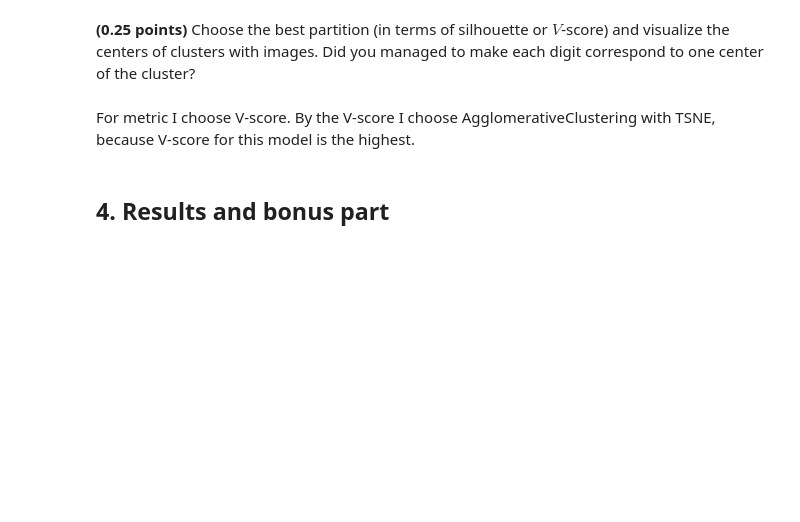
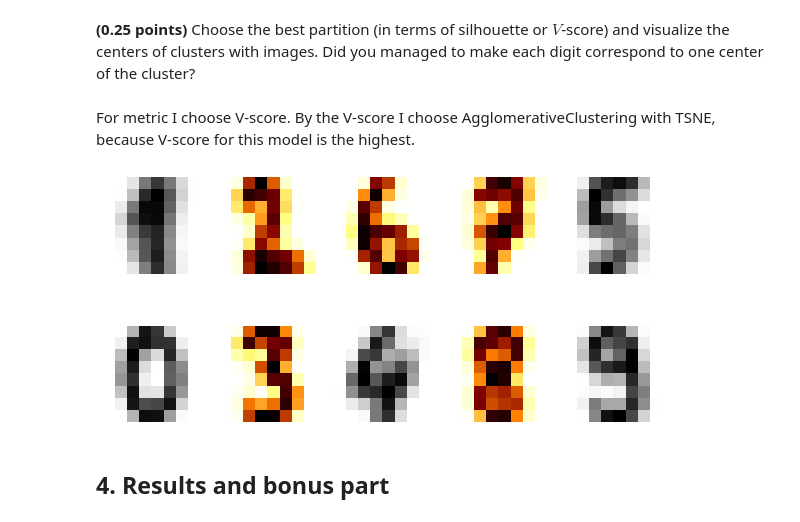
Before and after one commit to KateChubarova/ml-intro, a Jupyter notebook: 8_clustering/clustering.ipynb, the cells around one changed output. Saved outputs shown, nothing was run; the diff lists cells and outputs as text; code cells hidden in the pictures; blank space fills up the shorter version.

```diff
--- a/8_clustering/clustering.ipynb
+++ b/8_clustering/clustering.ipynb
@@ -211,6 +217,0 @@ for ax, image, label in zip(axes.flatten(), clf.centroids_, hierarchical_labels)
-# %%
-_, axes = plt.subplots(nrows=2, ncols=5, figsize=(10, 5))
-for ax, image, label in zip(axes.flatten(), kmn.cluster_centers_, kmeans_labels):
-    ax.set_axis_off()
-    ax.imshow(image.reshape((8, 8)), cmap=plt.cm.gray_r if label % 2 else plt.cm.afmhot_r)
-    ax.set_title(label)
@@ -398,17 +397,18 @@ For metric I choose V-score. By the V-score I choose AgglomerativeClustering wit
 # %%
 X_ = TSNE(n_components=2).fit_transform(X)
 
 agc = AgglomerativeClustering(n_clusters = 10)
 transformed_labels = agc.fit_predict(X_)
 
 clf = NearestCentroid()
-clf.fit(X, agc.labels_)
+clf.fit(X, transformed_labels)
 
 _, axes = plt.subplots(nrows=2, ncols=5, figsize=(10, 5))
 for ax, image, label in zip(axes.flatten(), clf.centroids_, transformed_labels):
     ax.set_axis_off()
-    ax.imshow(image.reshape((8, 1)), cmap=plt.cm.gray_r if label % 2 else plt.cm.afmhot_r)
-    ax.set_title(label)
+    ax.imshow(image.reshape((8, 8)), cmap=plt.cm.gray_r if label % 2 else plt.cm.afmhot_r)
+# %% [output]
+[figure, added]
 # %% [markdown]
 ## 4. Results and bonus part
 # %% [markdown]
```
Also changed, not shown: parts of 17 cells of this notebook.
